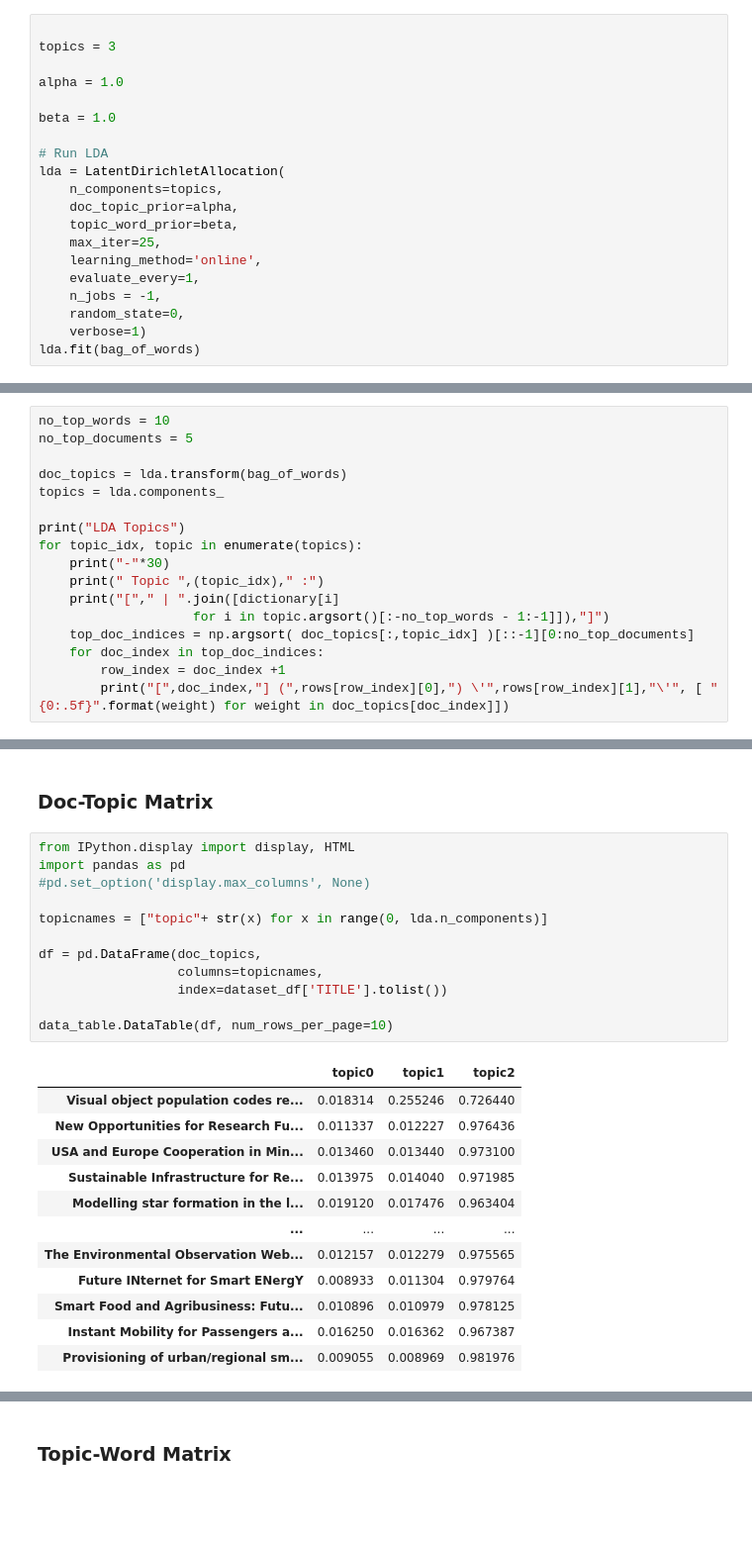
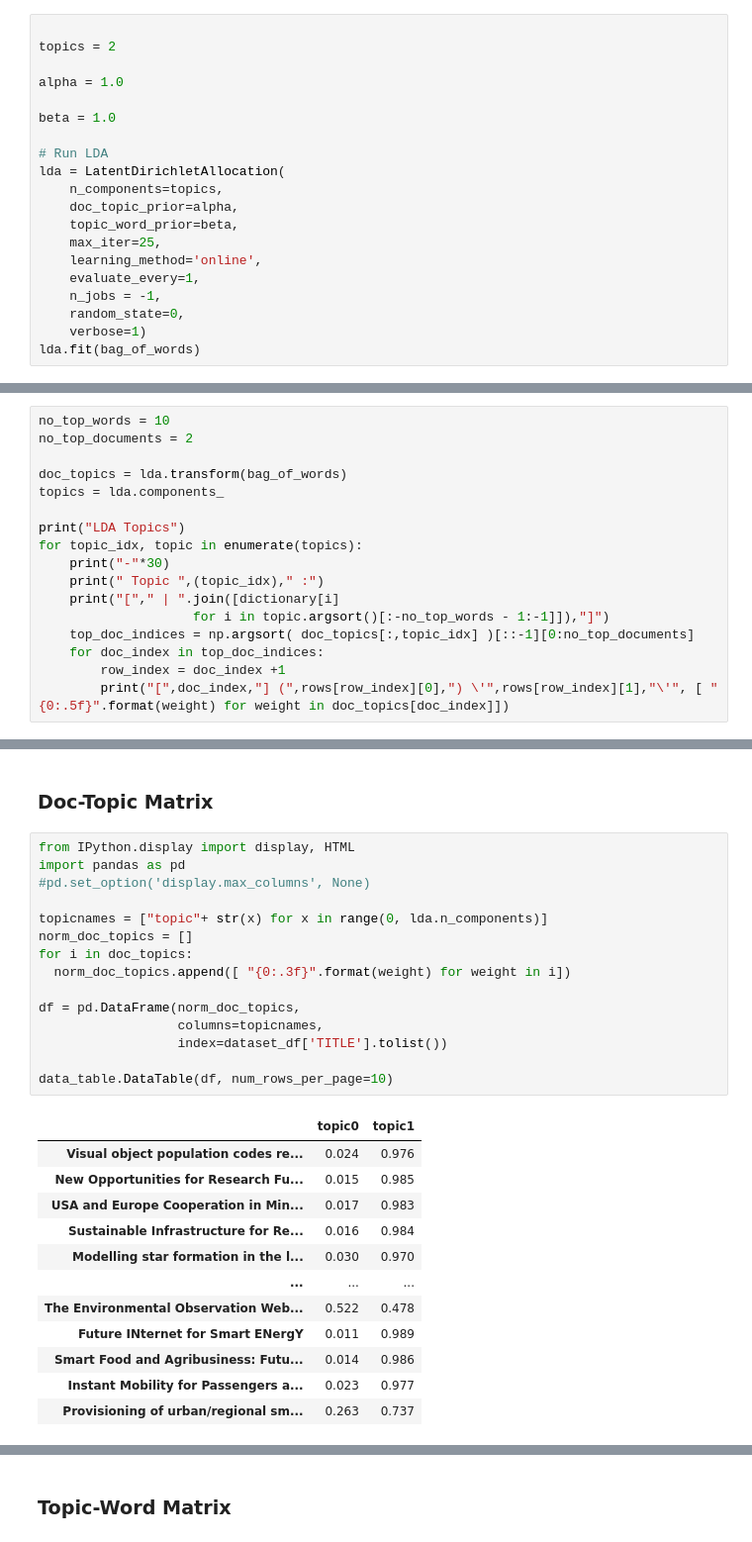
Before and after one commit to cbadenes/notebooks, a Jupyter notebook: probabilistic_topic_models/LDA_Topics.ipynb, the cells around one changed output, grey strips where cells are left out. Shown at 99% size. Saved outputs shown, nothing was run; the diff lists cells and outputs as text; blank space fills up the shorter version.

```diff
--- a/probabilistic_topic_models/LDA_Topics.ipynb
+++ b/probabilistic_topic_models/LDA_Topics.ipynb
@@ -129,7 +129,7 @@ Now it's time to build a LDA-based model by setting values for:
 - beta
 # %%
 
-topics = 3
+topics = 2
 
 alpha = 1.0
 
@@ -173,7 +173,7 @@ LatentDirichletAllocation(doc_topic_prior=1.0, evaluate_every=1,
 Explore topics:
 # %%
 no_top_words = 10
-no_top_documents = 5
+no_top_documents = 2
 
 doc_topics = lda.transform(bag_of_words)
 topics = lda.components_
@@ -211,25 +205,28 @@ LDA Topics
 # %%
 from IPython.display import display, HTML
 import pandas as pd
 #pd.set_option('display.max_columns', None)
 
 topicnames = ["topic"+ str(x) for x in range(0, lda.n_components)]
+norm_doc_topics = []
+for i in doc_topics:
+  norm_doc_topics.append([ "{0:.3f}".format(weight) for weight in i])
 
-df = pd.DataFrame(doc_topics,
+df = pd.DataFrame(norm_doc_topics,
                   columns=topicnames,
                   index=dataset_df['TITLE'].tolist())
 
 data_table.DataTable(df, num_rows_per_page=10)
 # %% [output]
-|  | topic0 | topic1 | topic2 |
-| Visual object population codes re... | 0.018314 | 0.255246 | 0.726440 |
-| New Opportunities for Research Fu... | 0.011337 | 0.012227 | 0.976436 |
-| USA and Europe Cooperation in Min... | 0.013460 | 0.013440 | 0.973100 |
-| Sustainable Infrastructure for Re... | 0.013975 | 0.014040 | 0.971985 |
-| Modelling star formation in the l... | 0.019120 | 0.017476 | 0.963404 |
-| ... | ... | ... | ... |
-| The Environmental Observation Web... | 0.012157 | 0.012279 | 0.975565 |
-| Future INternet for Smart ENergY | 0.008933 | 0.011304 | 0.979764 |
-| Smart Food and Agribusiness: Futu... | 0.010896 | 0.010979 | 0.978125 |
-| Instant Mobility for Passengers a... | 0.016250 | 0.016362 | 0.967387 |
-| Provisioning of urban/regional sm... | 0.009055 | 0.008969 | 0.981976 |
+|  | topic0 | topic1 |
+| Visual object population codes re... | 0.024 | 0.976 |
+| New Opportunities for Research Fu... | 0.015 | 0.985 |
+| USA and Europe Cooperation in Min... | 0.017 | 0.983 |
+| Sustainable Infrastructure for Re... | 0.016 | 0.984 |
+| Modelling star formation in the l... | 0.030 | 0.970 |
+| ... | ... | ... |
+| The Environmental Observation Web... | 0.522 | 0.478 |
+| Future INternet for Smart ENergY | 0.011 | 0.989 |
+| Smart Food and Agribusiness: Futu... | 0.014 | 0.986 |
+| Instant Mobility for Passengers a... | 0.023 | 0.977 |
+| Provisioning of urban/regional sm... | 0.263 | 0.737 |
```
Also changed, not shown: parts of 5 cells of this notebook.
